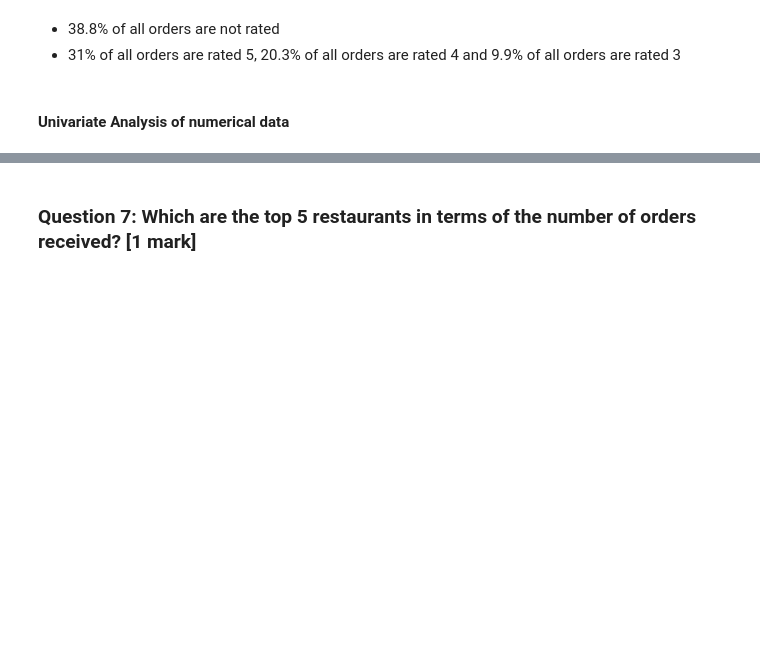
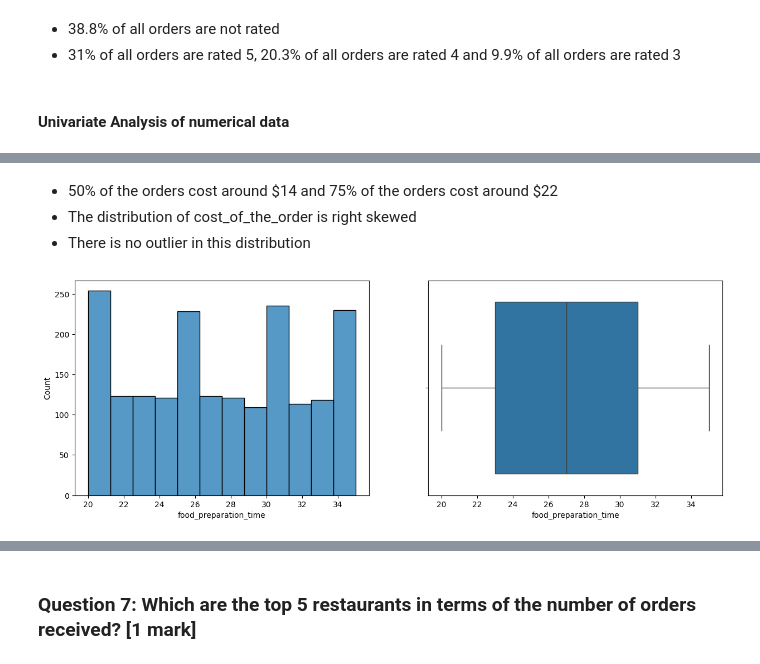
Before and after one commit to sheikhomer/FoodHubDataAnalysis, a Jupyter notebook: Learner_Notebook_Full_Code.ipynb, the cells around one changed output, grey strips where cells are left out. Drawn from its saved outputs; the diff is of its cells as text; code cells hidden in the pictures; blank space fills up the shorter version.

```diff
--- a/Learner_Notebook_Full_Code.ipynb
+++ b/Learner_Notebook_Full_Code.ipynb
@@ -286,0 +290,14 @@ plt.show()
+# %% [markdown]
+* 50% of the orders cost around \$14 and 75% of the orders cost around \$22
+* The distribution of cost_of_the_order is right skewed
+* There is no outlier in this distribution
+# %%
+# histogram and box plot for food_preparation_time
+plt.figure(figsize = (15,5))
+plt.subplot(1,2,1)
+sns.histplot(x = 'food_preparation_time', data = df)
+plt.subplot(1,2,2)
+sns.boxplot(x = 'food_preparation_time', data = df)
+plt.show()
+# %% [output]
+[figure, added]
```
Also changed, not shown: parts of 82 cells of this notebook.
